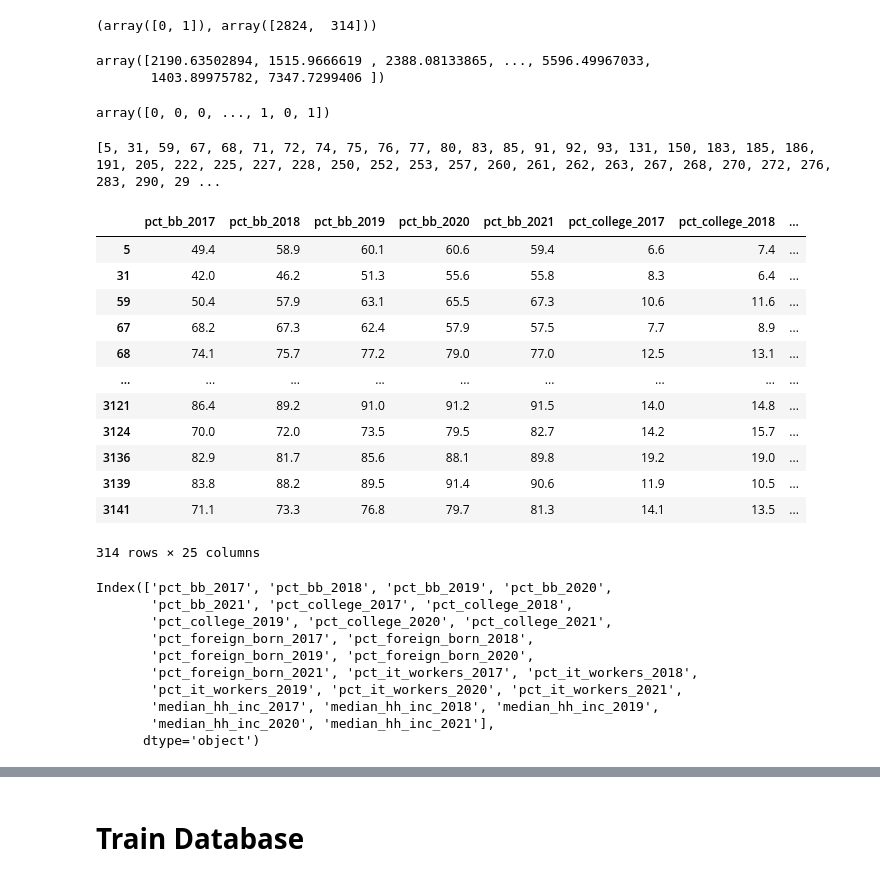
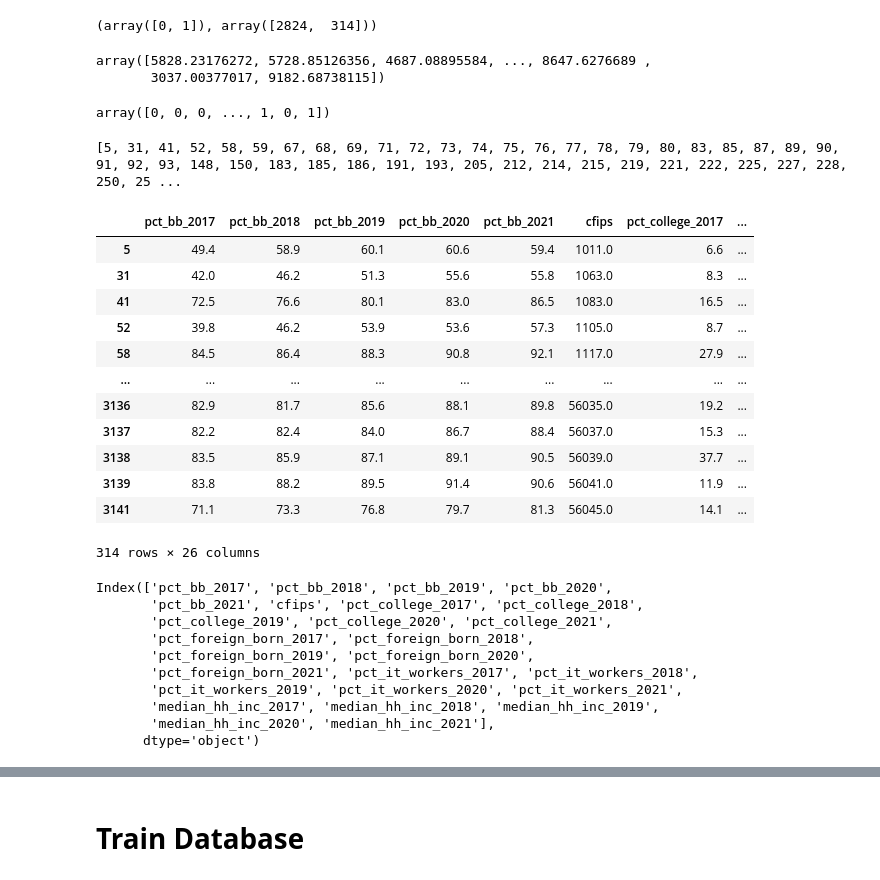
Before and after one commit to lucasfreire01/Microbiness_godaddy, a Jupyter notebook: godaddy.ipynb, the cells around one changed output, grey strips where cells are left out. Drawn from its saved outputs; the diff is of its cells as text; code cells hidden in the pictures.

```diff
--- a/godaddy.ipynb
+++ b/godaddy.ipynb
@@ -73,8 +82,10 @@ census_test = census_test.astype('float64')
+# %%
+census = census.astype('float64')
 # %%
 #Detecting outliers
 from pyod.models.knn import KNN
 detector = KNN()
-detector.fit(census_train)
+detector.fit(census)
 # %% [output]
 KNN(algorithm='auto', contamination=0.1, leaf_size=30, method='largest',
   metric='minkowski', metric_params=None, n_jobs=1, n_neighbors=5, p=2,
@@ -92,8 +103,8 @@ np.unique(predict, return_counts=True)
 trust = detector.decision_scores_
 trust
 # %% [output]
-array([2190.63502894, 1515.9666619 , 2388.08133865, ..., 5596.49967033,
-       1403.89975782, 7347.7299406 ])
+array([5828.23176272, 5728.85126356, 4687.08895584, ..., 8647.6276689 ,
+       3037.00377017, 9182.68738115])
 # %%
 predict
 # %% [output]
@@ -106,24 +117,24 @@ for i in range(len(predict)):
 # %%
 print(outliers)
 # %% [output]
-[5, 31, 59, 67, 68, 71, 72, 74, 75, 76, 77, 80, 83, 85, 91, 92, 93, 131, 150, 183, 185, 186, 191, 205, 222, 225, 227, 228, 250, 252, 253, 257, 260, 261, 262, 263, 267, 268, 270, 272, 276, 283, 290, 29 ...
+[5, 31, 41, 52, 58, 59, 67, 68, 69, 71, 72, 73, 74, 75, 76, 77, 78, 79, 80, 83, 85, 87, 89, 90, 91, 92, 93, 148, 150, 183, 185, 186, 191, 193, 205, 212, 214, 215, 219, 221, 222, 225, 227, 228, 250, 25 ...
 # %%
-lis_out = census_train.iloc[outliers, :]
+lis_out = census.iloc[outliers, :]
 lis_out
 # %% [output]
-|  | pct_bb_2017 | pct_bb_2018 | pct_bb_2019 | pct_bb_2020 | pct_bb_2021 | pct_college_2017 | pct_college_2018 | ... |
-| 5 | 49.4 | 58.9 | 60.1 | 60.6 | 59.4 | 6.6 | 7.4 | ... |
-| 31 | 42.0 | 46.2 | 51.3 | 55.6 | 55.8 | 8.3 | 6.4 | ... |
-| 59 | 50.4 | 57.9 | 63.1 | 65.5 | 67.3 | 10.6 | 11.6 | ... |
-| 67 | 68.2 | 67.3 | 62.4 | 57.9 | 57.5 | 7.7 | 8.9 | ... |
-| 68 | 74.1 | 75.7 | 77.2 | 79.0 | 77.0 | 12.5 | 13.1 | ... |
+|  | pct_bb_2017 | pct_bb_2018 | pct_bb_2019 | pct_bb_2020 | pct_bb_2021 | cfips | pct_college_2017 | ... |
+| 5 | 49.4 | 58.9 | 60.1 | 60.6 | 59.4 | 1011.0 | 6.6 | ... |
+| 31 | 42.0 | 46.2 | 51.3 | 55.6 | 55.8 | 1063.0 | 8.3 | ... |
+| 41 | 72.5 | 76.6 | 80.1 | 83.0 | 86.5 | 1083.0 | 16.5 | ... |
+| 52 | 39.8 | 46.2 | 53.9 | 53.6 | 57.3 | 1105.0 | 8.7 | ... |
+| 58 | 84.5 | 86.4 | 88.3 | 90.8 | 92.1 | 1117.0 | 27.9 | ... |
 | ... | ... | ... | ... | ... | ... | ... | ... | ... |
-| 3121 | 86.4 | 89.2 | 91.0 | 91.2 | 91.5 | 14.0 | 14.8 | ... |
-| 3124 | 70.0 | 72.0 | 73.5 | 79.5 | 82.7 | 14.2 | 15.7 | ... |
-| 3136 | 82.9 | 81.7 | 85.6 | 88.1 | 89.8 | 19.2 | 19.0 | ... |
-| 3139 | 83.8 | 88.2 | 89.5 | 91.4 | 90.6 | 11.9 | 10.5 | ... |
-| 3141 | 71.1 | 73.3 | 76.8 | 79.7 | 81.3 | 14.1 | 13.5 | ... |
+| 3136 | 82.9 | 81.7 | 85.6 | 88.1 | 89.8 | 56035.0 | 19.2 | ... |
+| 3137 | 82.2 | 82.4 | 84.0 | 86.7 | 88.4 | 56037.0 | 15.3 | ... |
+| 3138 | 83.5 | 85.9 | 87.1 | 89.1 | 90.5 | 56039.0 | 37.7 | ... |
+| 3139 | 83.8 | 88.2 | 89.5 | 91.4 | 90.6 | 56041.0 | 11.9 | ... |
+| 3141 | 71.1 | 73.3 | 76.8 | 79.7 | 81.3 | 56045.0 | 14.1 | ... |
-314 rows × 25 columns
+314 rows × 26 columns
 # %%
 #Then detected the outliers changing these values by median of column
 column = []
@@ -135,10 +146,10 @@ for c in column:
 # %%
 predict = detector.labels_
 # %%
-census_train.columns
+census.columns
 # %% [output]
 Index(['pct_bb_2017', 'pct_bb_2018', 'pct_bb_2019', 'pct_bb_2020',
-       'pct_bb_2021', 'pct_college_2017', 'pct_college_2018',
+       'pct_bb_2021', 'cfips', 'pct_college_2017', 'pct_college_2018',
        'pct_college_2019', 'pct_college_2020', 'pct_college_2021',
        'pct_foreign_born_2017', 'pct_foreign_born_2018',
        'pct_foreign_born_2019', 'pct_foreign_born_2020',
```
Also changed, not shown: parts of 24 cells of this notebook.
